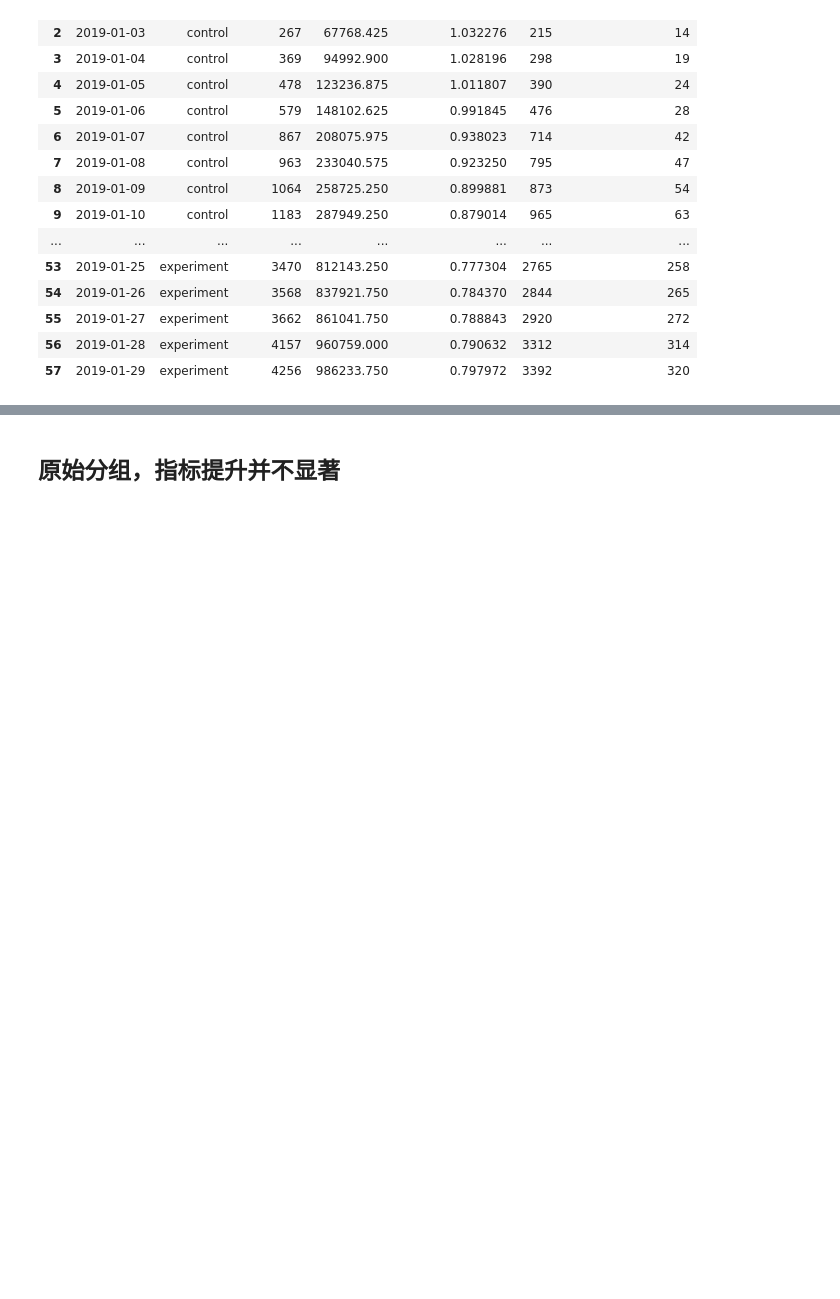
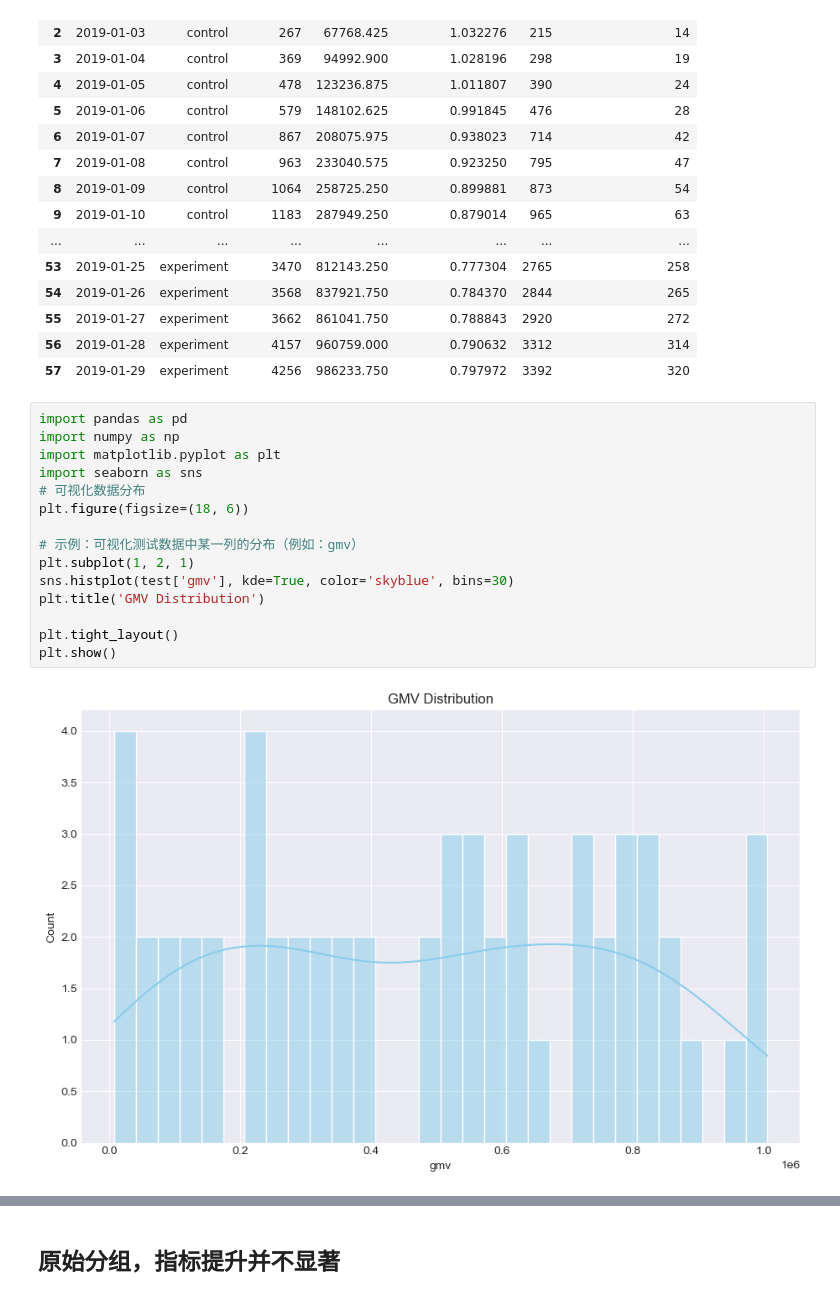
Before and after one commit to Republic1024/ride-hailing-strategic-ab-testing, a Jupyter notebook: main.ipynb, the cells around one changed output, grey strips where cells are left out. Saved outputs shown, nothing was run; the diff lists cells and outputs as text; blank space fills up the shorter version.

```diff
--- a/main.ipynb
+++ b/main.ipynb
@@ -43,6 +43,23 @@ Index(['date', 'group', 'requests', 'gmv', 'coupon per trip', 'trips',
 | 55 | 2019-01-27 | experiment | 3662 | 861041.750 | 0.788843 | 2920 | 272 |
 | 56 | 2019-01-28 | experiment | 4157 | 960759.000 | 0.790632 | 3312 | 314 |
 | 57 | 2019-01-29 | experiment | 4256 | 986233.750 | 0.797972 | 3392 | 320 |
+# %%
+import pandas as pd
+import numpy as np
+import matplotlib.pyplot as plt
+import seaborn as sns
+# 可视化数据分布
+plt.figure(figsize=(18, 6))
+
+# 示例：可视化测试数据中某一列的分布（例如：gmv）
+plt.subplot(1, 2, 1)
+sns.histplot(test['gmv'], kde=True, color='skyblue', bins=30)
+plt.title('GMV Distribution')
+
+plt.tight_layout()
+plt.show()
+# %% [output]
+[figure, added]
 # %%
 import seaborn as sns
 import matplotlib.pyplot as plt
```
Also changed, not shown: parts of 3 cells of this notebook, 9 other files.
